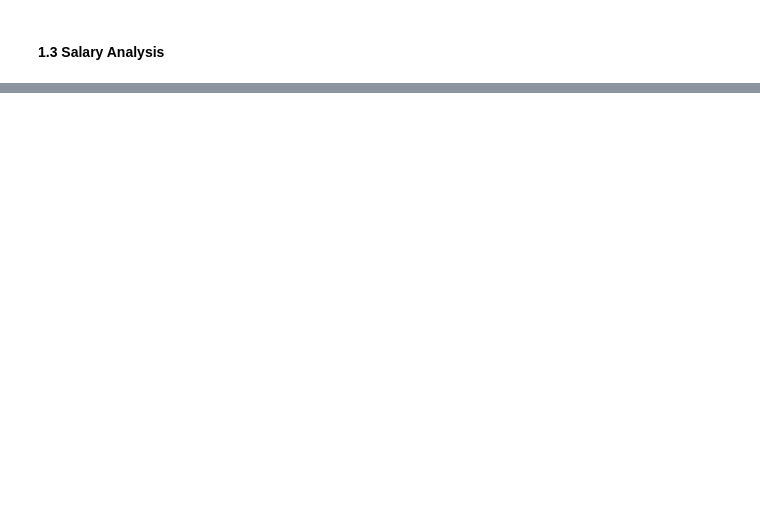
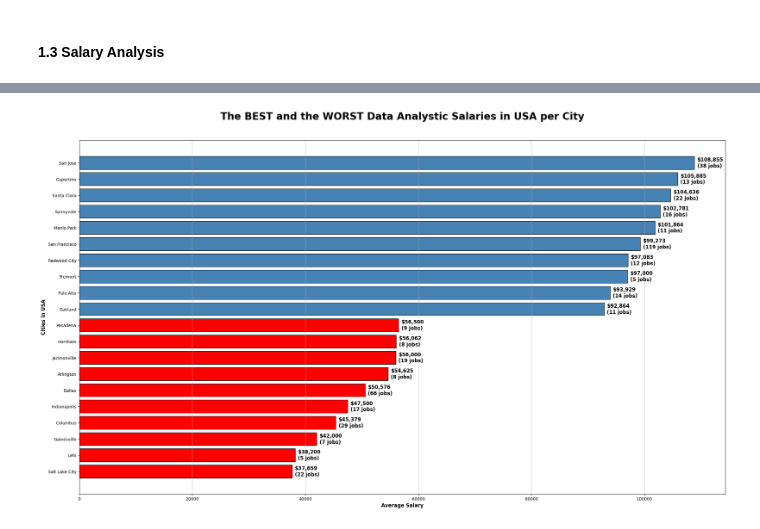
Before and after one commit to tvankov/Data-Analyst-Job-Market, a Jupyter notebook: DataAnalystJobMarketAnalysis_USAvsGermanyComparison.ipynb, the cells around one changed output, grey strips where cells are left out. Drawn from its saved outputs; the diff is of its cells as text; code cells hidden in the pictures; blank space fills up the shorter version.

```diff
--- a/DataAnalystJobMarketAnalysis_USAvsGermanyComparison.ipynb
+++ b/DataAnalystJobMarketAnalysis_USAvsGermanyComparison.ipynb
@@ -239,0 +283,37 @@ df_germany
+# %%
+# Shaw the best and the worst citeys in one diagram
+plt.figure(figsize=(28, 10))
+plt.subplots_adjust(top=1.3)
+
+#Data
+# best_worst_cities = best_cities + worst_10_cities
+df_best_and_worst_cities = pd.concat([top_10_cities, worst_10_cities])
+
+best_and_worst_cities = df_best_and_worst_cities.index.tolist()
+best_and_worst_salaries = df_best_and_worst_cities['Avg_Salary'].values
+best_and_worst_job_counts = df_best_and_worst_cities['Job_Count'].values
+
+# Farbe pro Bar definieren
+colors = ['red' if i >= 10 else 'steelblue' for i in range(len(best_and_worst_cities))]
+
+# Balkendiagramm
+bars = plt.barh(best_and_worst_cities, best_and_worst_salaries, color=colors, edgecolor='black')
+
+# Jobnummer als Text hinzufügen
+for i, (bar, count, salary) in enumerate(zip(bars, best_and_worst_job_counts, best_and_worst_salaries)):
+    plt.text(salary + 500, i, f'${salary:,.0f}\n({int(count)} jobs)',
+             va='center', fontsize=12, fontweight='bold')
+
+
+plt.title('The BEST and the WORST Data Analystic Salaries in USA per City', fontsize='24', fontweight='bold', pad=50, y=1)
+
+plt.xlabel('Average Salary', fontsize = "12", fontweight='bold')
+plt.ylabel('Cities in USA', fontsize = "12", fontweight='bold')
+
+plt.grid(axis='x', alpha=0.75)
+
+plt.gca().invert_yaxis()
+
+plt.show()
+# %% [output]
+[figure, added]
```
Also changed, not shown: parts of 8 cells of this notebook, 2 other files.
